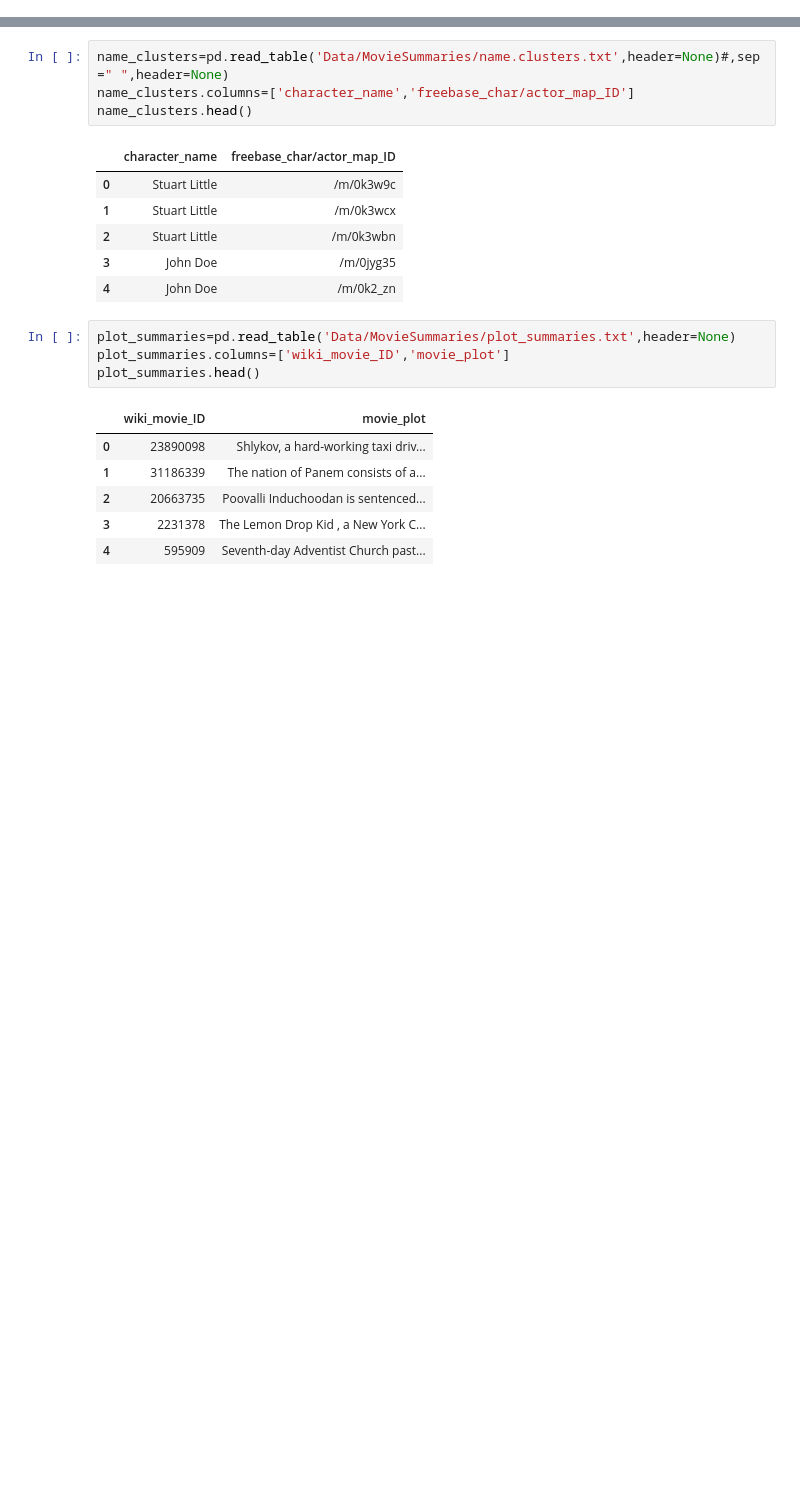
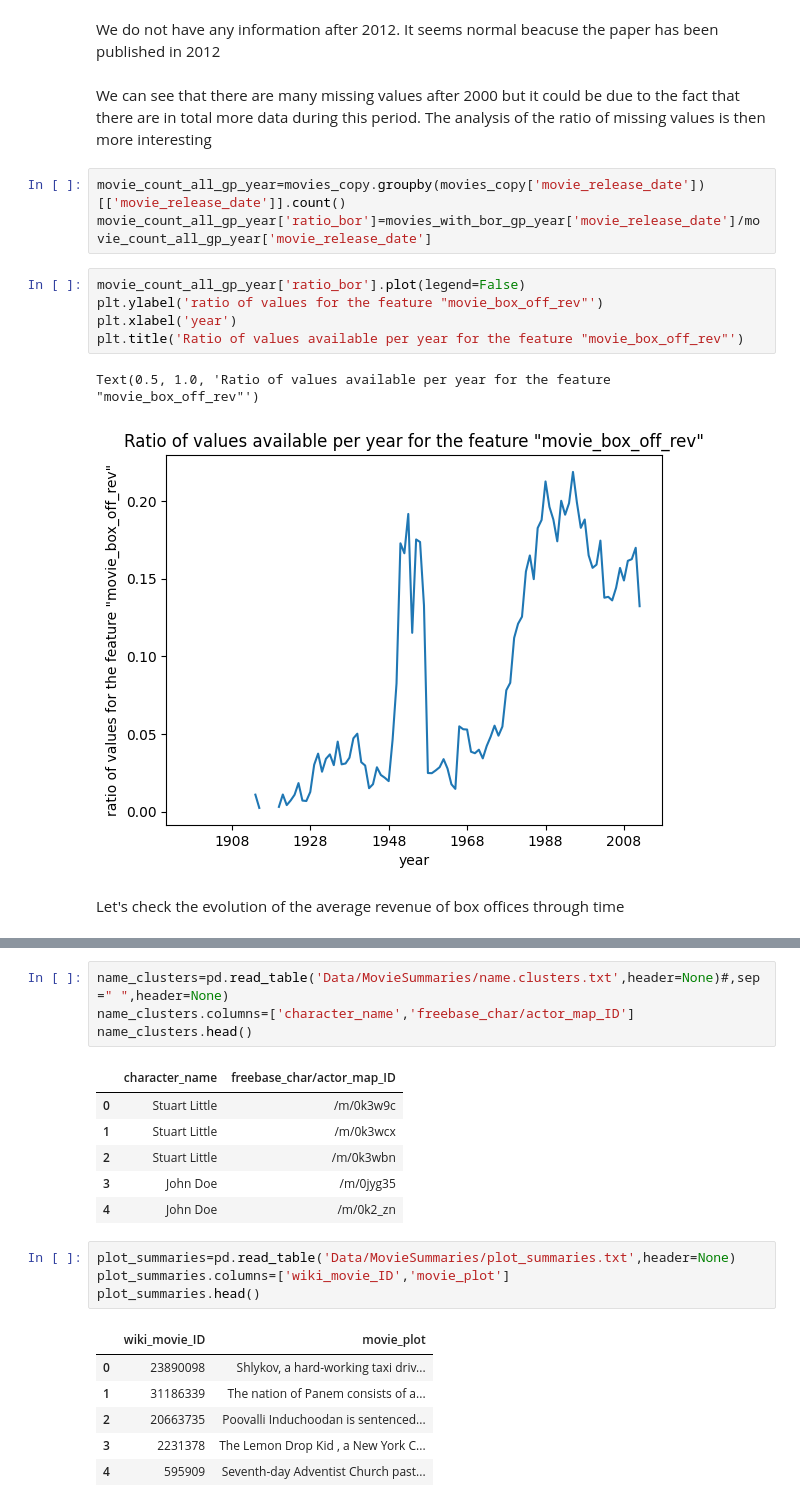
Before and after one commit to epfl-ada/ada-2022-project-armada, a Jupyter notebook: Madeleine.ipynb, the cells around one changed output, grey strips where cells are left out. Saved outputs shown, nothing was run; the diff lists cells and outputs as text; blank space fills up the shorter version.

Commit message:
box office revenue

```diff
--- a/Madeleine.ipynb
+++ b/Madeleine.ipynb
@@ -4,0 +92,17 @@ from datetime import datetime, date, time
+# %% [markdown]
+We do not have any information after 2012. It seems normal beacuse the paper has been published in 2012
+# %% [markdown]
+We can see that there are many missing values after 2000 but it could be due to the fact that there are in total more data during this period. The analysis of the ratio of missing values is then more interesting
+# %%
+movie_count_all_gp_year=movies_copy.groupby(movies_copy['movie_release_date'])[['movie_release_date']].count()
+movie_count_all_gp_year['ratio_bor']=movies_with_bor_gp_year['movie_release_date']/movie_count_all_gp_year['movie_release_date']
+# %%
+movie_count_all_gp_year['ratio_bor'].plot(legend=False)
+plt.ylabel('ratio of values for the feature "movie_box_off_rev"')
+plt.xlabel('year')
+plt.title('Ratio of values available per year for the feature "movie_box_off_rev"')
+# %% [output]
+Text(0.5, 1.0, 'Ratio of values available per year for the feature "movie_box_off_rev"')
+[figure, added]
+# %% [markdown]
+Let's check the evolution of the average revenue of box offices through time
```
Also changed, not shown: parts of 15 cells of this notebook.
